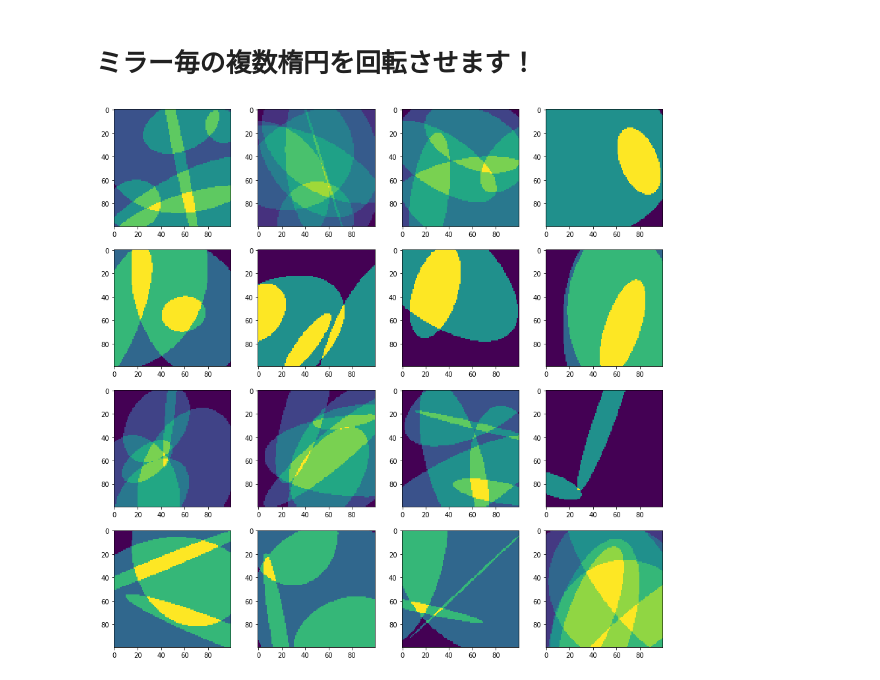
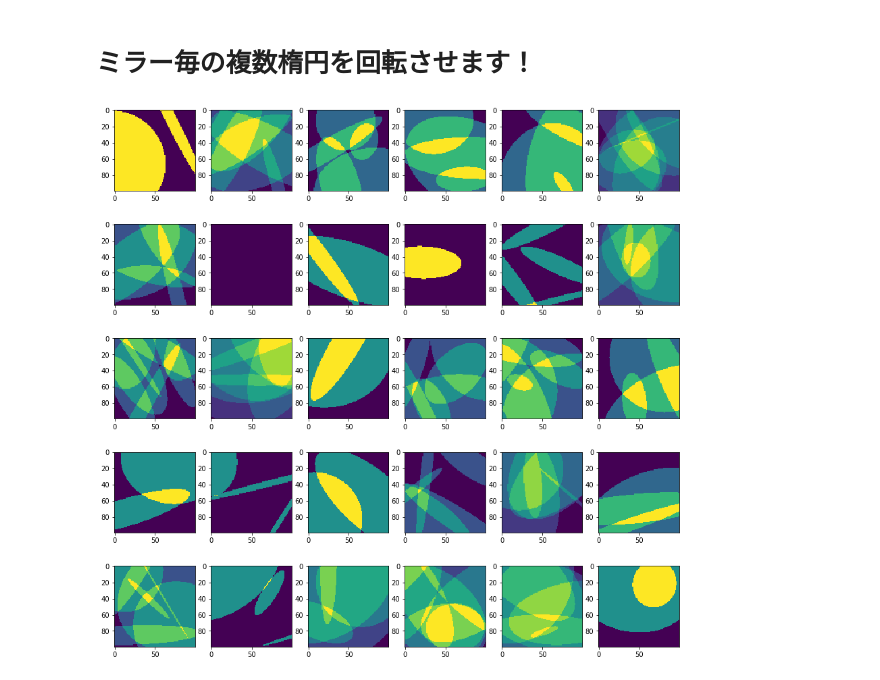
Before and after one commit to Hirochon/laboratory, a Jupyter notebook: ellipses/make_ellipse_v3.ipynb, the cells around one changed output. Drawn from its saved outputs; the diff is of its cells as text; code cells hidden in the pictures.

```diff
--- a/ellipses/make_ellipse_v3.ipynb
+++ b/ellipses/make_ellipse_v3.ipynb
@@ -53,7 +53,7 @@ def make_param_list(dat_n):
 axis_x = 100
 axis_y = 100
 dat = []
-dat_num = 16
+dat_num = 30
 
 param_list, ellipse_nums = make_param_list(dat_num)
 for [elip_len_x_list, elip_len_y_list, coor_x_list, coor_y_list, theta_list], ellipse_num in tqdm(zip(param_list, ellipse_nums), total=dat_num):
@@ -61,8 +61,8 @@ for [elip_len_x_list, elip_len_y_list, coor_x_list, coor_y_list, theta_list], el
 # %%
 fig = plt.figure(figsize=(15,15))
 
 for i in range(len(dat)):
-    fig.add_subplot(4, 4, i+1)
+    fig.add_subplot(5, 6, i+1)
     plt.imshow(dat[i])
 # %% [output]
-[figure, old version]
+[figure, new version]
```
Also changed, not shown: parts of 2 cells of this notebook, 1 other file.
